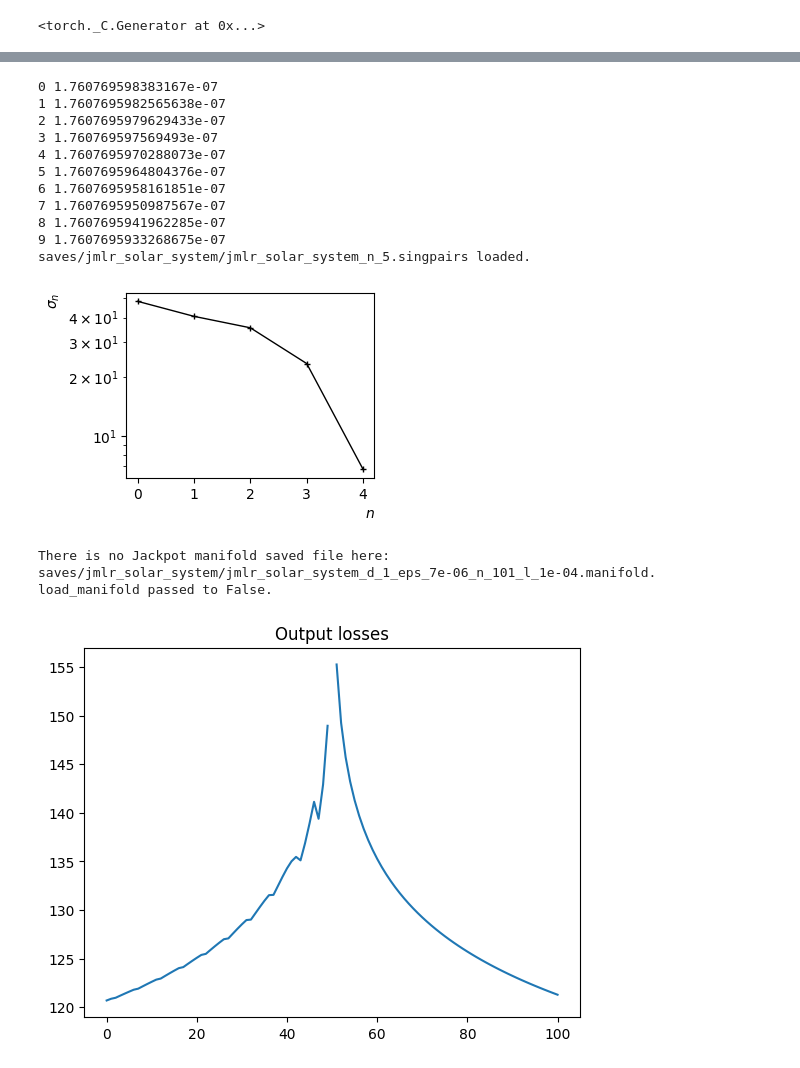
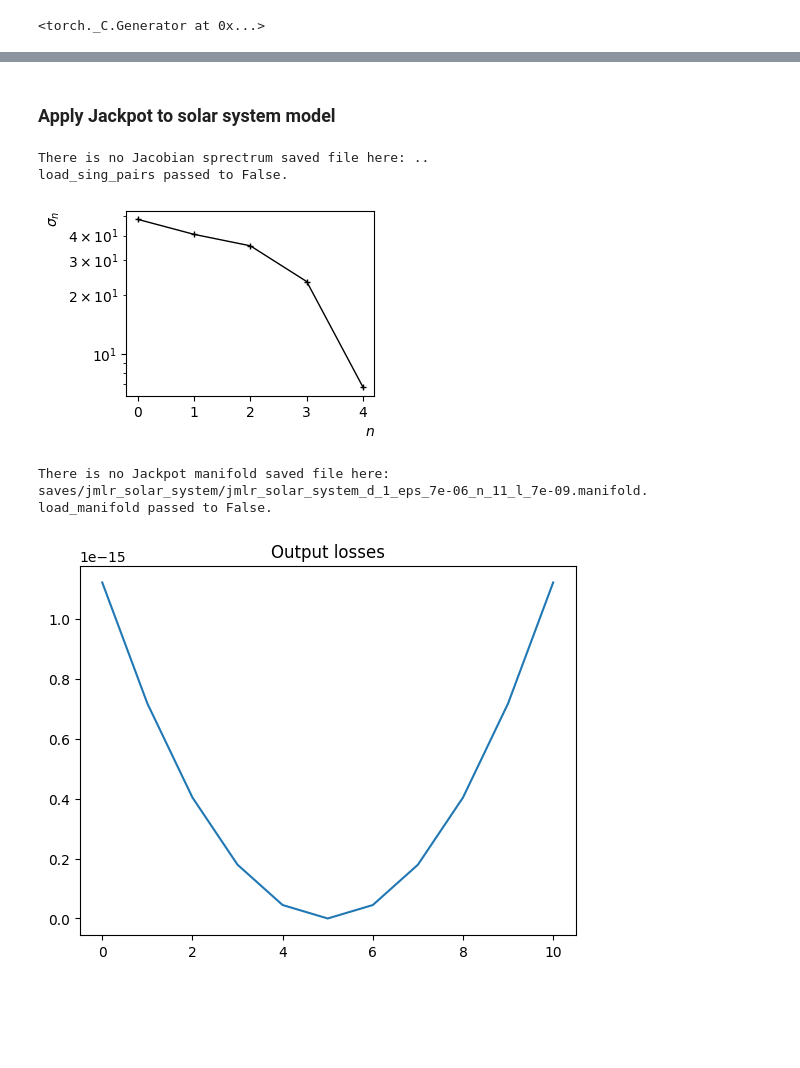
Before and after one commit to munnath/jackpot, a Jupyter notebook: notebooks/solar_system.ipynb, the cells around one changed output, grey strips where cells are left out. Saved outputs shown, nothing was run; the diff lists cells and outputs as text; code cells hidden in the pictures; blank space fills up the shorter version.

Commit message:
Add profile likelihood expe in solar system

```diff
--- a/notebooks/solar_system.ipynb
+++ b/notebooks/solar_system.ipynb
@@ -1,8 +1,4 @@
 # %%
-# ########################################################
-# ################# JACKPOT TEMPLATE #####################
-# ########################################################
-
 import torch
 from jackpot import Jackpot
 
@@ -15,14 +11,14 @@ params = {
     "save_sing_pairs": True,
     "D": 1,
     "epsilon": 1e-1,
-    "n_points_per_axis": 101,
-    "grid_length": 1e-4,
+    "n_points_per_axis": 11,
+    "grid_length": 7e-9,
     "load_manifold": True,
     "save_manifold": True,
 }
 
 # ------------------------------------
-#  DIRECT MODEL
+#  SOLAR SYSTEM DIRECT MODEL
 # ------------------------------------
 
 import torch.optim as optim
@@ -78,5 +73,7 @@ y = y_true + params["epsilon"] * torch.randn_like(y_true)
+# %% [markdown]
+### Apply Jackpot to solar system model
 # %%
-# %% Gradient to find the best model x0 given the data
+# %% Gradient descent to find the best parameter x0 given the data
 x0 = x_true.clone().detach()
 x0.requires_grad = True
 niter_grad = 10
@@ -88,7 +85,6 @@ for k in range(niter_grad):
     loss = torch.sum((Phi(x0) - y)**2)
     loss.backward()
     optimizer.step()
-    print(k, loss.item())
 
 y0 = Phi(x0)
 
@@ -100,46 +96,35 @@ x_est = x0.clone().detach()
 # JACKPOT INITIALIZATION
 # ------------------------------------
 jack = Jackpot(Phi, x_est)
 
 jack.set_params(**params)
 # ------------------------------------
 
 
 # ------------------------------------
 # JACOBIAN SINGULAR SPECTRUM
 # ------------------------------------
 jack.jacobian_spectrum()
 
 # Plot spectrum
 jack.jacobian_spectrum_plot()
 # ------------------------------------
 
 
 # ------------------------------------
 # JACKPOT MANIFOLD
 # ------------------------------------
 jack.manifold()
 
 # Plot discrepancy
 jack.plot_discrepancy(
-    in_SNR=True,
-    levels=[20, 30, 40],
-    color_levels=["g", "b", "r"],
+    in_SNR=False,
 )
 # ------------------------------------
 # %% [output]
-0 1.760769598383167e-07
-1 1.7607695982565638e-07
-2 1.7607695979629433e-07
-3 1.760769597569493e-07
-4 1.7607695970288073e-07
-5 1.7607695964804376e-07
-6 1.7607695958161851e-07
-7 1.7607695950987567e-07
-8 1.7607695941962285e-07
-9 1.7607695933268675e-07
-saves/jmlr_solar_system/jmlr_solar_system_n_5.singpairs loaded.
+There is no Jacobian sprectrum saved file here: ..
+load_sing_pairs passed to False.
 [figure]
-There is no Jackpot manifold saved file here: saves/jmlr_solar_system/jmlr_solar_system_d_1_eps_7e-06_n_101_l_1e-04.manifold.
+There is no Jackpot manifold saved file here: saves/jmlr_solar_system/jmlr_solar_system_d_1_eps_7e-06_n_11_l_7e-09.manifold.
 load_manifold passed to False.
-[figure, old version]
+[figure, new version]
```
Also changed, not shown: parts of 7 cells of this notebook, 4 other files.
